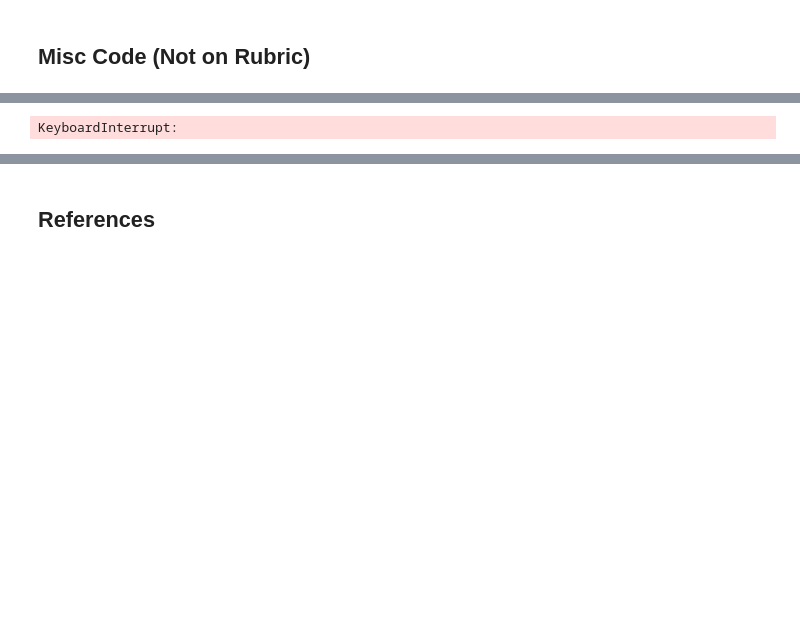
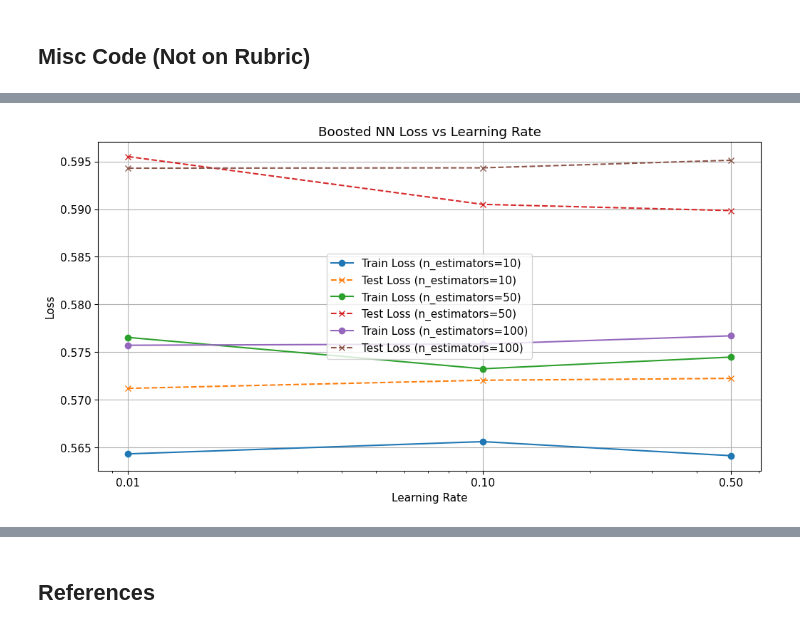
Before and after one commit to dfiume1/2060_Close_AI, a Jupyter notebook: src/weighted_model.ipynb, the cells around one changed output, grey strips where cells are left out. Drawn from its saved outputs; the diff is of its cells as text; code cells hidden in the pictures; blank space fills up the shorter version.

```diff
--- a/src/weighted_model.ipynb
+++ b/src/weighted_model.ipynb
@@ -1043,7 +1044,7 @@ def test_models_with_hyperparameters(dataset, test_size=0.2, n_estimators_list=[
     ax.grid(True)
     plt.show()
 
-test_models_with_hyperparameters('wine.txt')
+test_models_with_hyperparameters('../data/wine.txt')
 # %% [output]
 ----- 1-Layer NN -----
 ----- Boosted Neural Networks -----
@@ -1061,4 +1069,4 @@ Testing Boosted_NN with n_estimators=50, learning_rate=0.5
-KeyboardInterrupt:
+[figure, added]
 # %%
 def test_Boosted_vs_WeakLearner():
 
```
Also changed, not shown: parts of 6 cells of this notebook.
